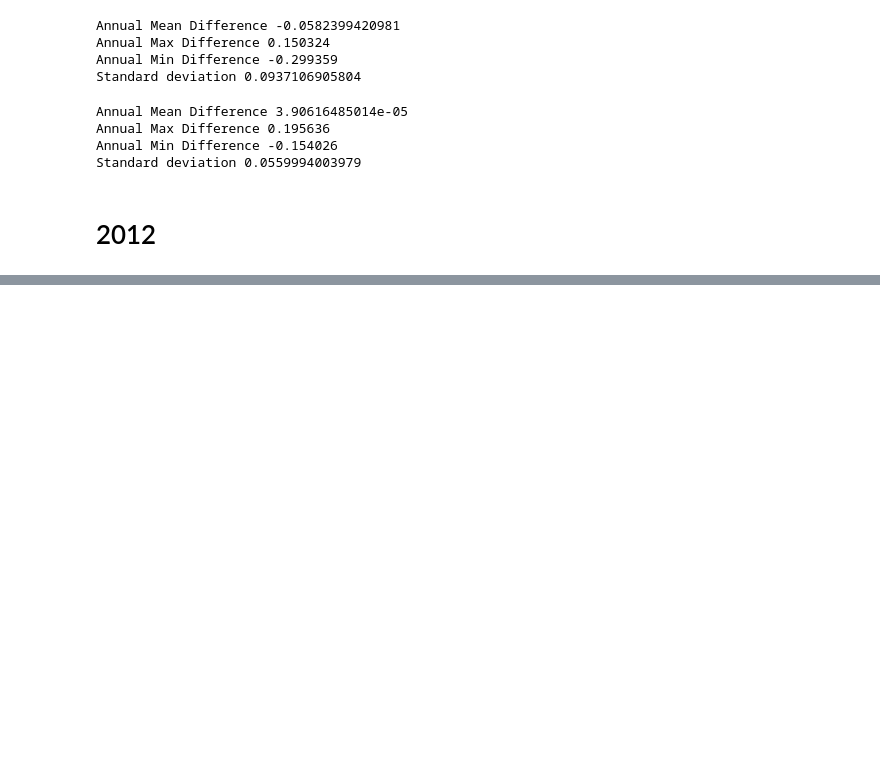
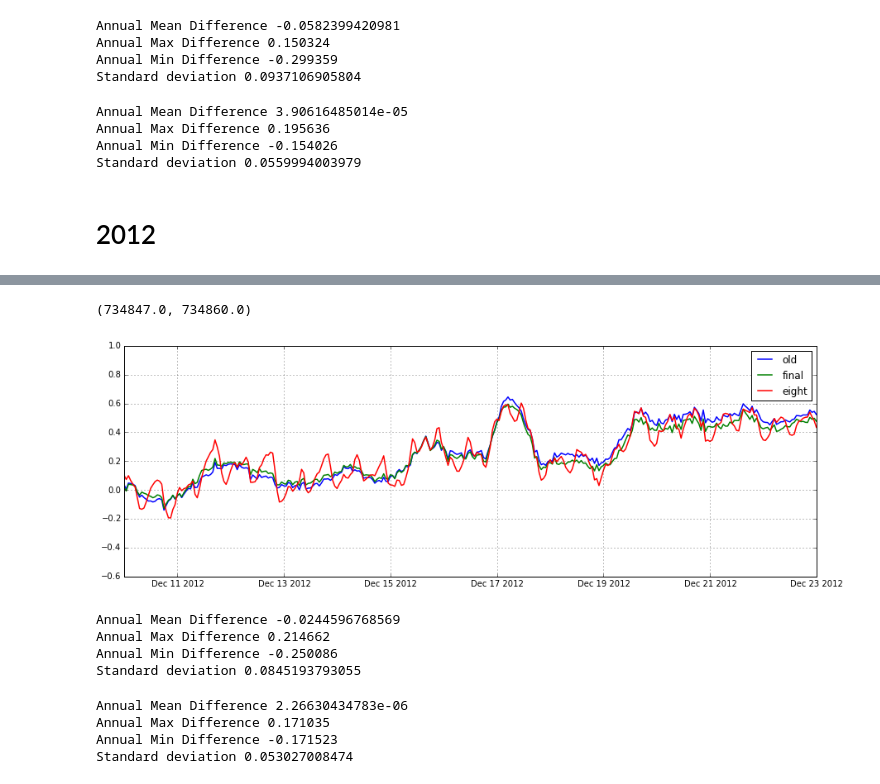
Before and after one commit to SalishSeaCast/storm-surge, a Jupyter notebook: Revisions/tides/Compare Tofino Predictions.ipynb, the cells around one changed output, grey strips where cells are left out. Cells and saved outputs as stored; diff of their text form; code cells hidden in the pictures; blank space fills up the shorter version.

```diff
--- a/Revisions/tides/Compare Tofino Predictions.ipynb
+++ b/Revisions/tides/Compare Tofino Predictions.ipynb
@@ -657,0 +666,34 @@ KeyboardInterrupt:
+# %%
+fig,ax=plt.subplots(1,1,figsize=(15,5))
+
+for key in ['old','final','eight']:
+    res=residuals[key]
+    ax.plot(obs.time, res,label=key,lw=1.5)
+plt.legend(loc=0)
+ax.grid()
+ax.set_xlim([datetime.datetime(2012,12,10),datetime.datetime(2012,12,23)])
+# %% [output]
+(734847.0, 734860.0)
+[figure, added]
+# %%
+diff = residuals['final']-residuals['old']
+print 'Annual Mean Difference', np.nanmean(diff)
+print 'Annual Max Difference', np.nanmax(diff)
+print 'Annual Min Difference', np.nanmin(diff)
+print 'Standard deviation', np.std(diff)
+# %% [output]
+Annual Mean Difference -0.0244596768569
+Annual Max Difference 0.214662
+Annual Min Difference -0.250086
+Standard deviation 0.0845193793055
+# %%
+diff = residuals['final']-residuals['eight']
+print 'Annual Mean Difference', np.nanmean(diff)
+print 'Annual Max Difference', np.nanmax(diff)
+print 'Annual Min Difference', np.nanmin(diff)
+print 'Standard deviation', np.std(diff)
+# %% [output]
+Annual Mean Difference 2.26630434783e-06
+Annual Max Difference 0.171035
+Annual Min Difference -0.171523
+Standard deviation 0.053027008474
```
Also changed, not shown: parts of 2 cells of this notebook, 32 other files.
